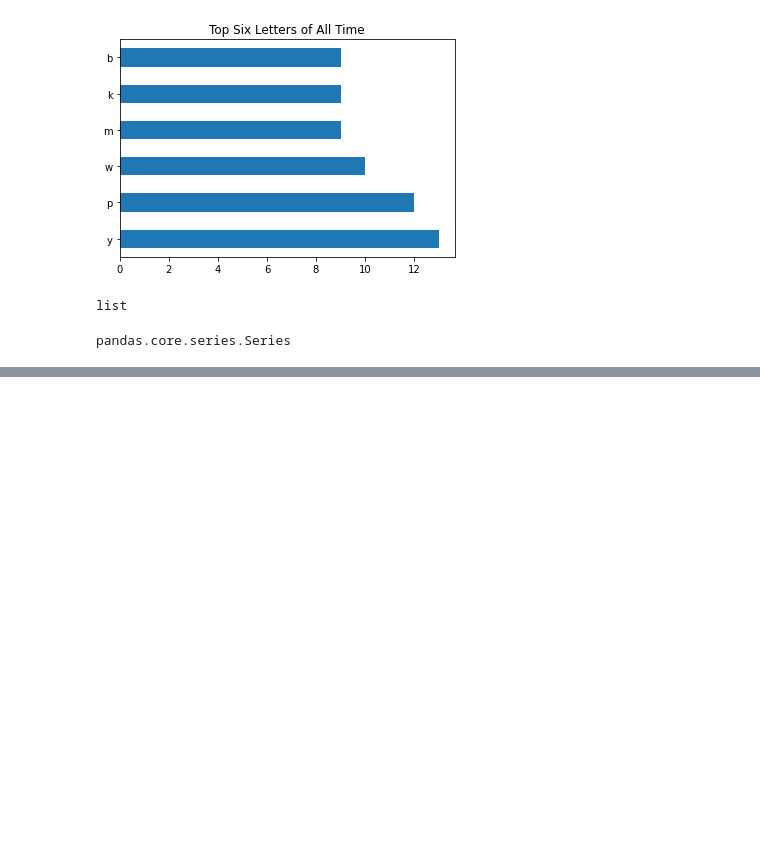
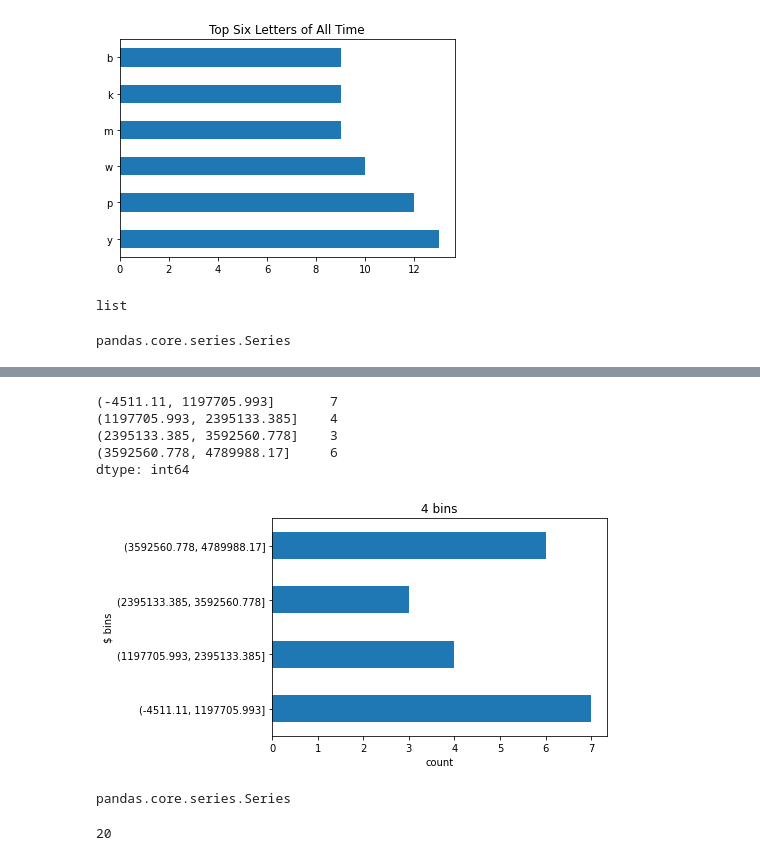
Before and after one commit to OKPTaylor/numpy-pandas-visualization-exercises, a Jupyter notebook: pandas_series.ipynb, the cells around one changed output, grey strips where cells are left out. Cells and saved outputs as stored; diff of their text form; code cells hidden in the pictures; blank space fills up the shorter version.

Commit message:
added stuff to pandas_series.ipynb

```diff
--- a/pandas_series.ipynb
+++ b/pandas_series.ipynb
@@ -395,0 +408,2 @@ pandas.core.series.Series
+# %%
+numbers = numbers.str.replace('$', '').str.replace(",", "").astype(float)
@@ -395,0 +448,8 @@ pandas.core.series.Series
+# %%
+pd.cut(numbers, 4).value_counts().sort_index()
+# %% [output]
+(-4511.11, 1197705.993]       7
+(1197705.993, 2395133.385]    4
+(2395133.385, 3592560.778]    3
+(3592560.778, 4789988.17]     6
+dtype: int64
@@ -395,0 +458,8 @@ pandas.core.series.Series
+# %%
+pd.cut(numbers, 4).value_counts().sort_index().plot(kind='barh')
+plt.title('4 bins')
+plt.xlabel('count')
+plt.ylabel("$ bins")
+plt.show()
+# %% [output]
+[figure, added]
@@ -395,0 +470,4 @@ pandas.core.series.Series
+# %%
+type(exam_scores)
+# %% [output]
+pandas.core.series.Series
@@ -395,0 +476,4 @@ pandas.core.series.Series
+# %%
+exam_scores.size
+# %% [output]
+20
```
Also changed, not shown: parts of 31 cells of this notebook.
